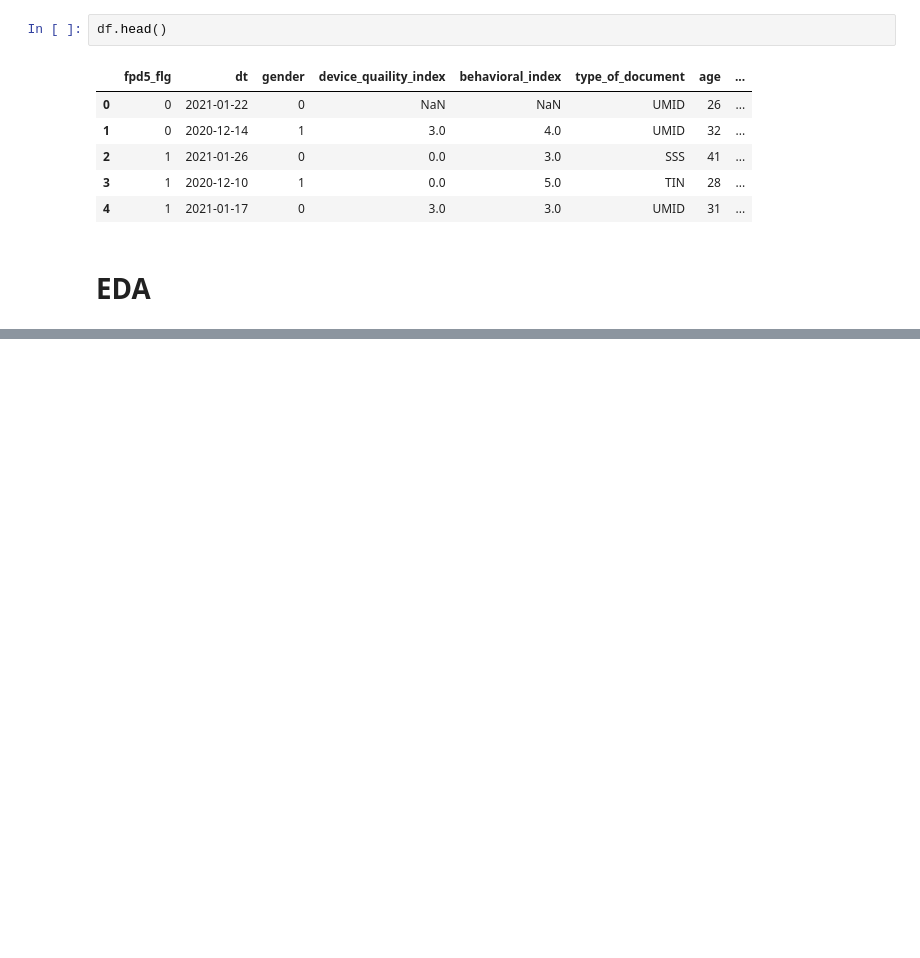
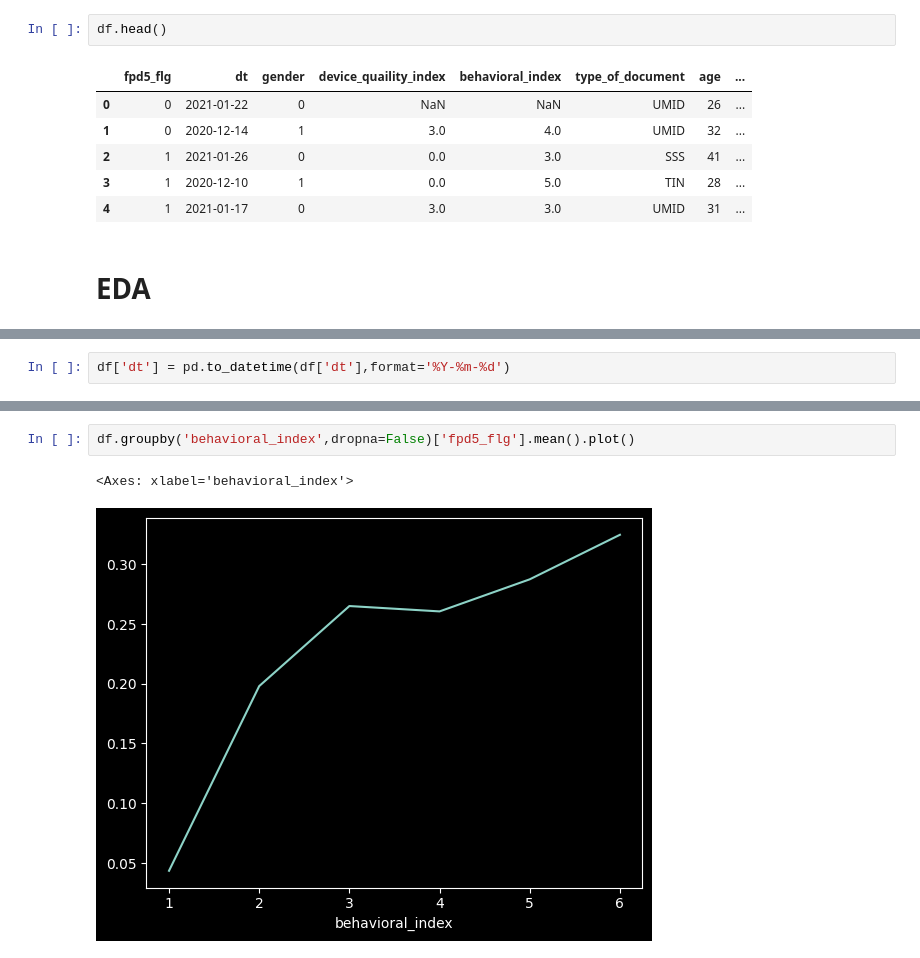
Before and after one commit to SergeyB81/Portfolio-DS, a Jupyter notebook: Тестовое CG/Finteh-86-89/fintech_testcase_default.ipynb, the cells around one changed output, grey strips where cells are left out. Saved outputs shown, nothing was run; the diff lists cells and outputs as text; blank space fills up the shorter version.

```diff
--- a/Тестовое CG/Finteh-86-89/fintech_testcase_default.ipynb
+++ b/Тестовое CG/Finteh-86-89/fintech_testcase_default.ipynb
@@ -53,0 +151,2 @@ df.head()
+# %%
+df['dt'] = pd.to_datetime(df['dt'],format='%Y-%m-%d')
@@ -53,0 +217,5 @@ df.head()
+# %%
+df.groupby('behavioral_index',dropna=False)['fpd5_flg'].mean().plot()
+# %% [output]
+<Axes: xlabel='behavioral_index'>
+[figure, added]
```
Also changed, not shown: parts of 261 cells of this notebook.
